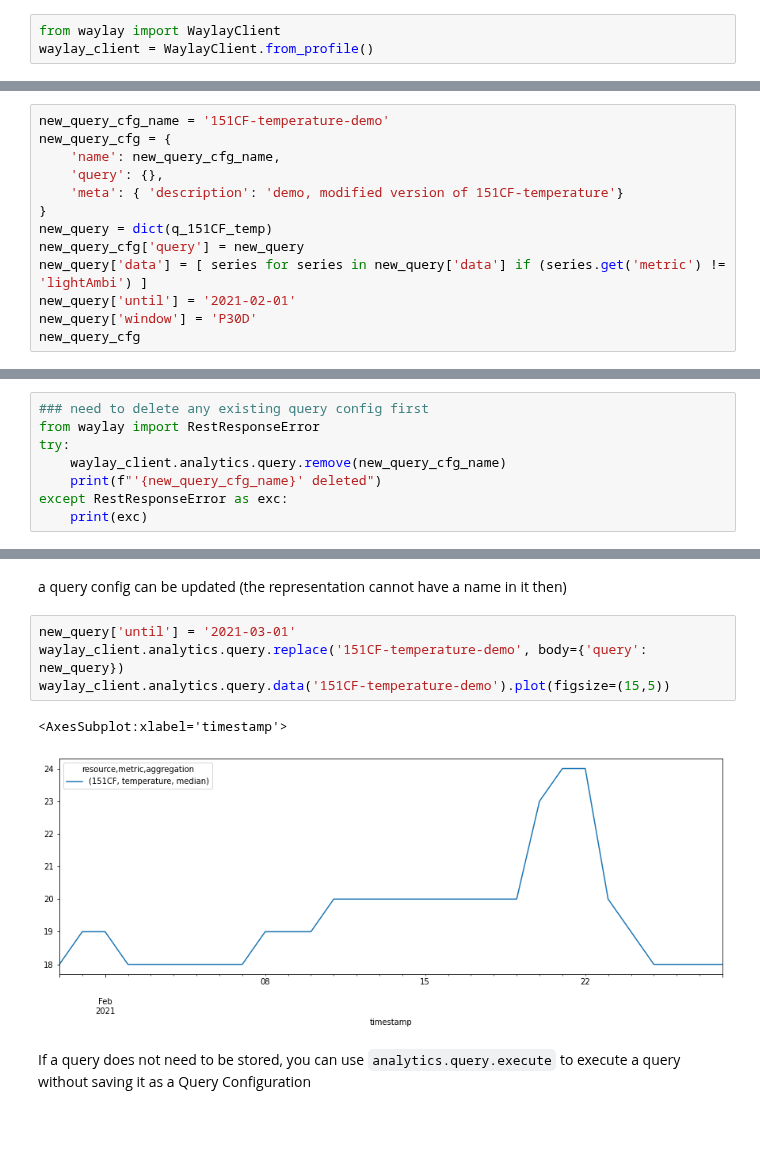
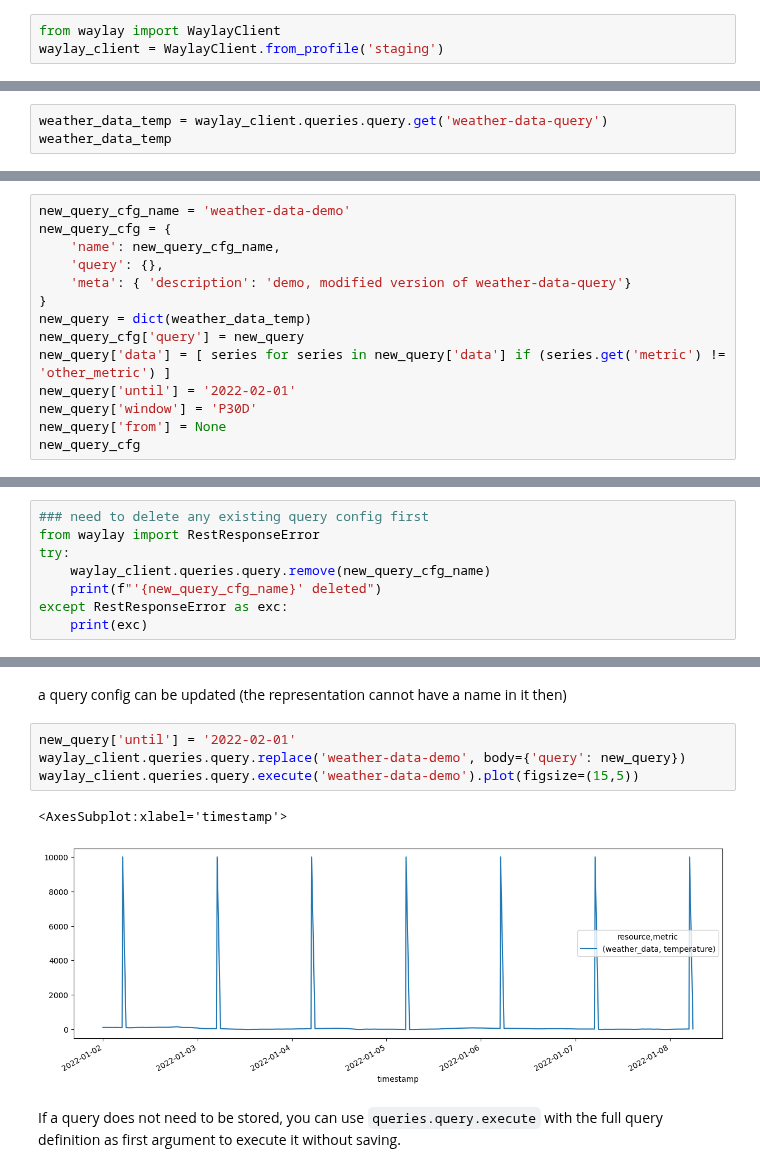
Before and after one commit to waylayio/demo-general, a Jupyter notebook: python-sdk/query/Multivariate time series retrieval with Query Configurations.ipynb, the cells around one changed output, grey strips where cells are left out. Drawn from its saved outputs; the diff is of its cells as text; blank space fills up the shorter version.

```diff
--- a/python-sdk/query/Multivariate time series retrieval with Query Configurations.ipynb
+++ b/python-sdk/query/Multivariate time series retrieval with Query Configurations.ipynb
@@ -15,5 +19,5 @@ See https://docs.waylay.io/api/query/ or https://docs-io.waylay.io/#/features/qu
 Import the client and check your backend connections
 # %%
 from waylay import WaylayClient
-waylay_client = WaylayClient.from_profile()
+waylay_client = WaylayClient.from_profile('staging')
 # %%
@@ -40,0 +31,3 @@ q_151CF_temp
+# %%
+weather_data_temp = waylay_client.queries.query.get('weather-data-query')
+weather_data_temp
@@ -136,14 +130,15 @@ You can build your own query config definitions, store them `analytics.query.cre
 # %%
-new_query_cfg_name = '151CF-temperature-demo'
+new_query_cfg_name = 'weather-data-demo'
 new_query_cfg = {
     'name': new_query_cfg_name,
     'query': {},
-    'meta': { 'description': 'demo, modified version of 151CF-temperature'}
+    'meta': { 'description': 'demo, modified version of weather-data-query'}
 }
-new_query = dict(q_151CF_temp)
+new_query = dict(weather_data_temp)
 new_query_cfg['query'] = new_query
-new_query['data'] = [ series for series in new_query['data'] if (series.get('metric') != 'lightAmbi') ]
-new_query['until'] = '2021-02-01'
+new_query['data'] = [ series for series in new_query['data'] if (series.get('metric') != 'other_metric') ]
+new_query['until'] = '2022-02-01'
 new_query['window'] = 'P30D'
+new_query['from'] = None
 new_query_cfg
 # %% [output]
@@ -165,7 +156,7 @@ We first delete any existing query config under that name
 ### need to delete any existing query config first
 from waylay import RestResponseError
 try:
-    waylay_client.analytics.query.remove(new_query_cfg_name)
+    waylay_client.queries.query.remove(new_query_cfg_name)
     print(f"'{new_query_cfg_name}' deleted")
 except RestResponseError as exc:
     print(exc)
@@ -192,12 +178,12 @@ waylay_client.analytics.query.data(new_query_cfg_name).plot(figsize=(15,5))
 # %% [markdown]
 a query config can be updated (the representation cannot have a name in it then)
 # %%
-new_query['until'] = '2021-03-01'
-waylay_client.analytics.query.replace('151CF-temperature-demo', body={'query': new_query})
-waylay_client.analytics.query.data('151CF-temperature-demo').plot(figsize=(15,5))
+new_query['until'] = '2022-02-01'
+waylay_client.queries.query.replace('weather-data-demo', body={'query': new_query})
+waylay_client.queries.query.execute('weather-data-demo').plot(figsize=(15,5))
 # %% [output]
 <AxesSubplot:xlabel='timestamp'>
-[figure, old version]
+[figure, new version]
 # %% [markdown]
-If a query does not need to be stored, you can use  `analytics.query.execute` to execute a query without saving it as a Query Configuration
+If a query does not need to be stored, you can use  `queries.query.execute` with the full query definition as first argument to execute it without saving.
 # %%
```
Also changed, not shown: parts of 19 cells of this notebook, 10 other files.
